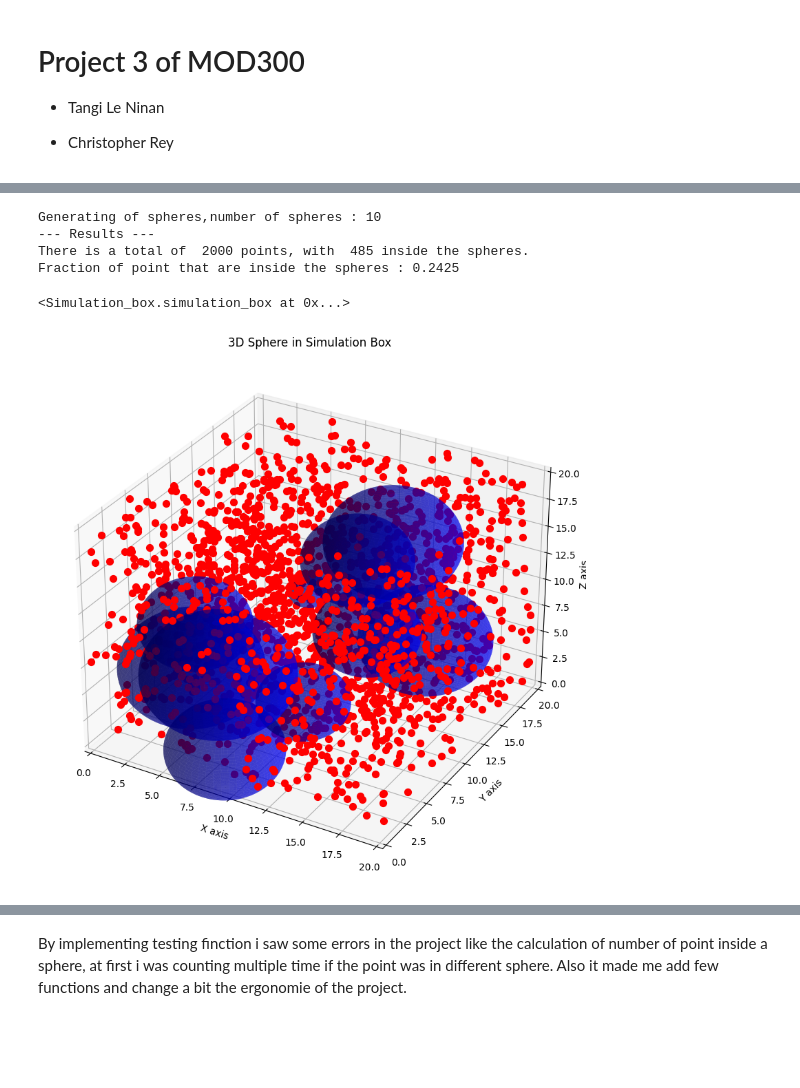
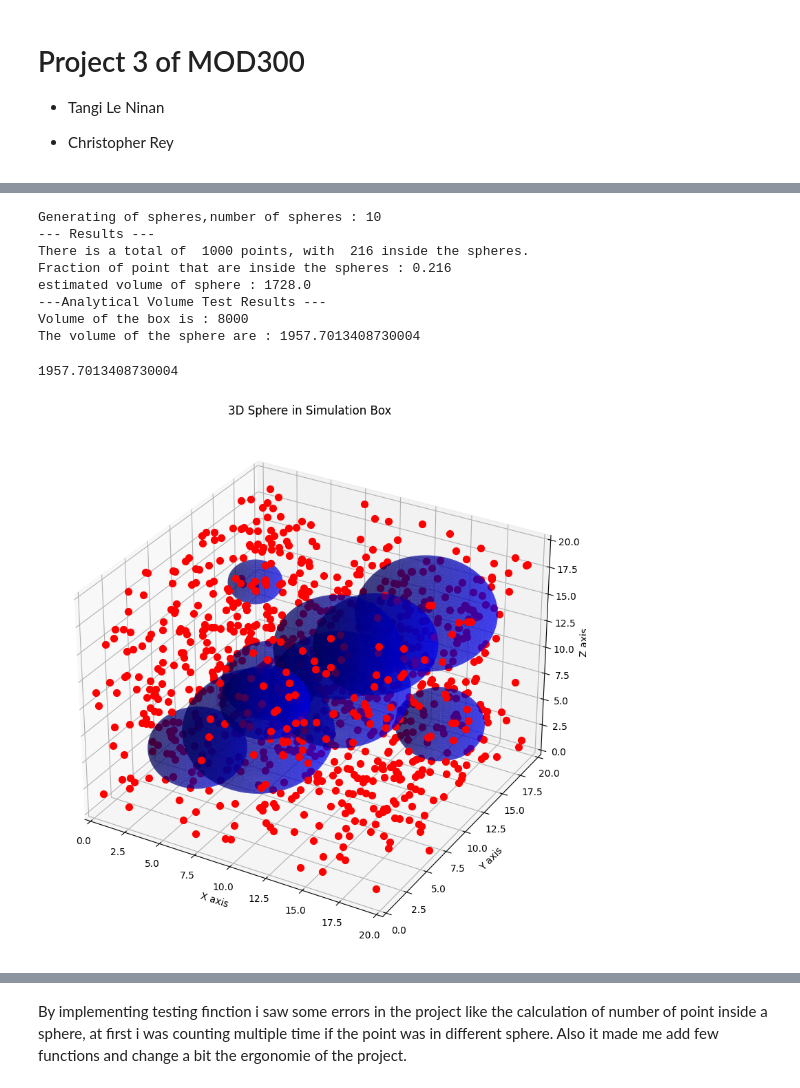
Before and after one commit to TangiLN/MOD300_project_3, a Jupyter notebook: project3/Project_3.ipynb, the cells around one changed output, grey strips where cells are left out. Drawn from its saved outputs; the diff is of its cells as text; code cells hidden in the pictures; blank space fills up the shorter version.

```diff
--- a/project3/Project_3.ipynb
+++ b/project3/Project_3.ipynb
@@ -47,10 +114,14 @@ Number of points inside the octant of sphere : 1024
 # %%
-# Code for the Use of the class  for task 6,7
-launch_simulation(box_size=(0,20,0,20,0,20),number_of_point=2000,number_of_sphere=10,specific_sphere=False)
+box=launch_simulation(box_size=(0,20,0,20,0,20),number_of_point=1000,number_of_sphere=10,specific_sphere=False)
+box.test_volume_sphere()
 # %% [output]
 Generating of spheres,number of spheres : 10
 --- Results ---
-There is a total of  2000 points, with  485 inside the spheres.
-Fraction of point that are inside the spheres : 0.2425
+There is a total of  1000 points, with  216 inside the spheres.
+Fraction of point that are inside the spheres : 0.216
+estimated volume of sphere : 1728.0
+---Analytical Volume Test Results ---
+Volume of the box is : 8000
+The volume of the sphere are : 1957.7013408730004
-<Simulation_box.simulation_box at 0x...>
+1957.7013408730004
-[figure, old version]
+[figure, new version]
```
Also changed, not shown: parts of 38 cells of this notebook, 3 other files.
